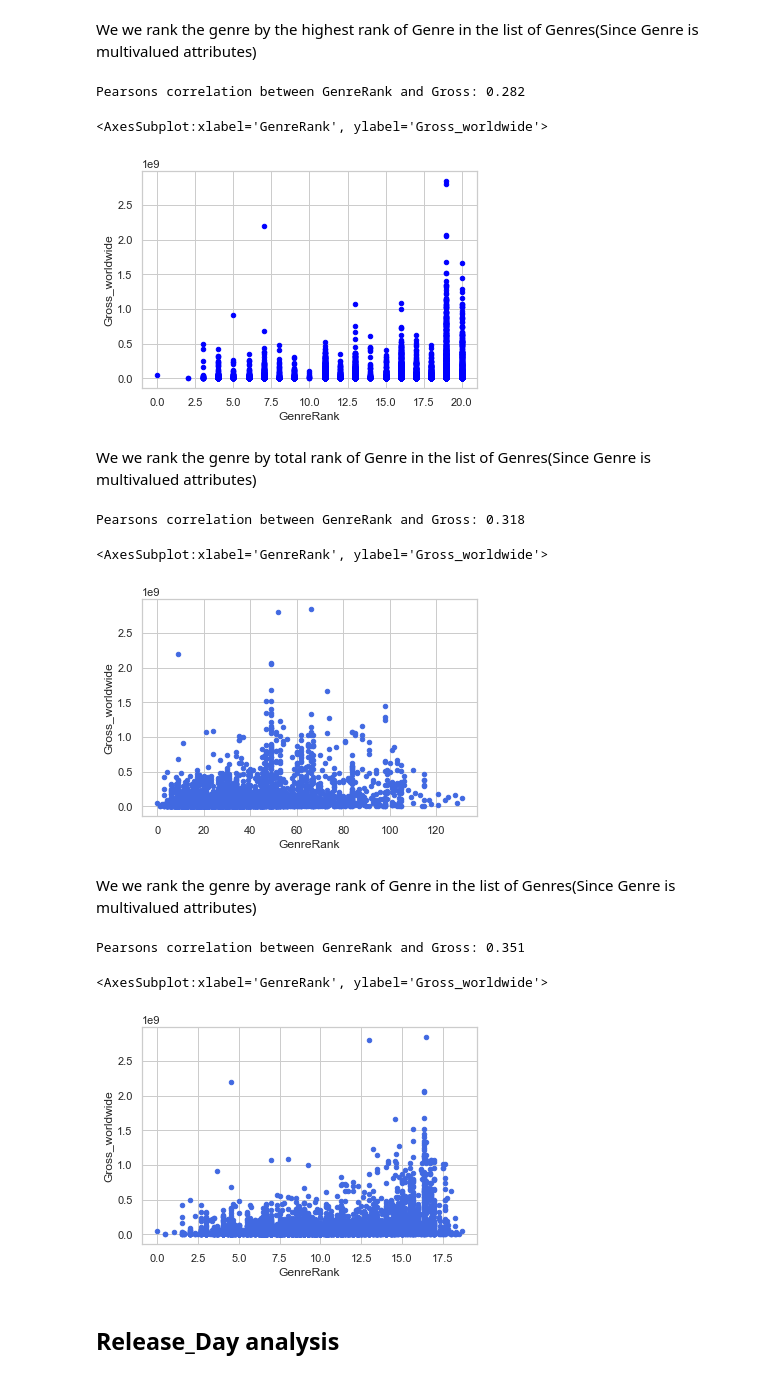
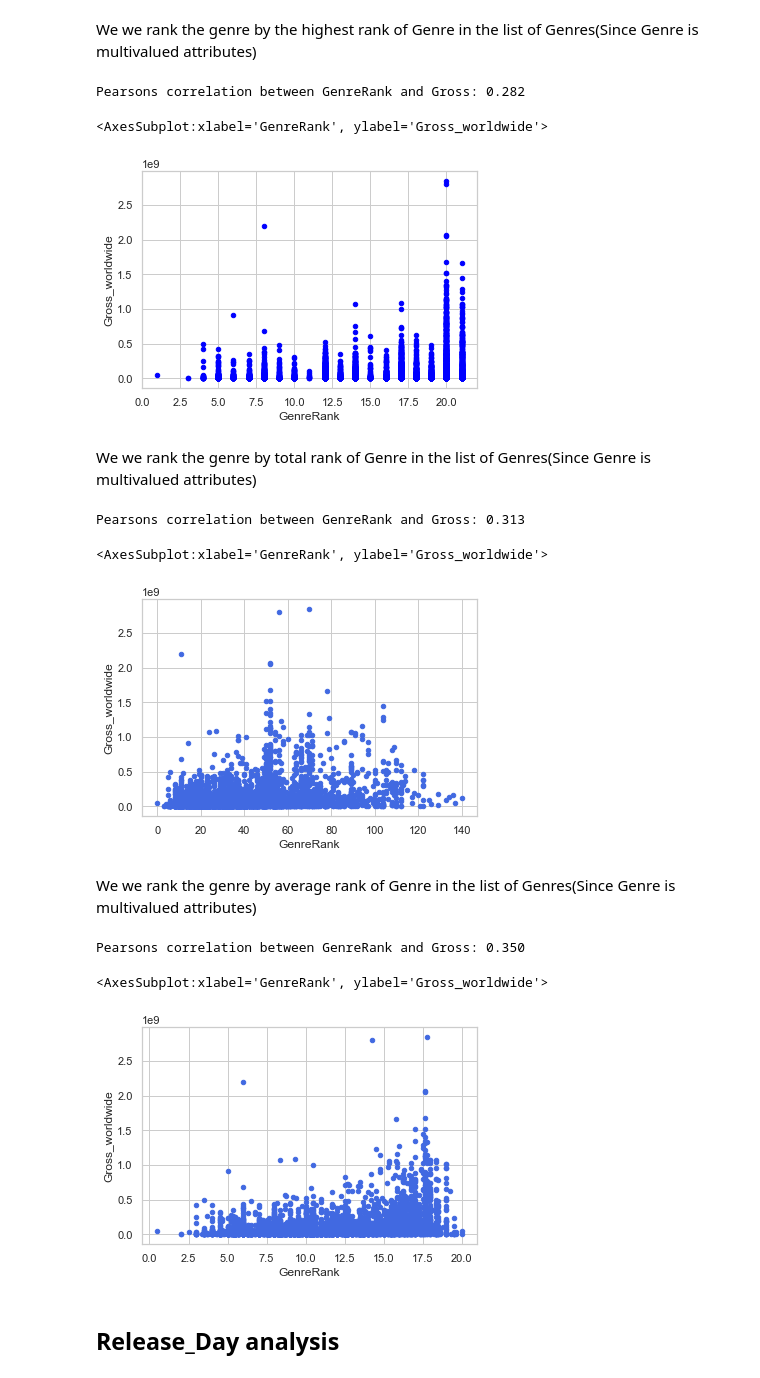
Before and after one commit to theobmgit/bor-prediction-analysis, a Jupyter notebook: notebook/FeatureEngineering.ipynb, the cells around one changed output. Saved outputs shown, nothing was run; the diff lists cells and outputs as text; code cells hidden in the pictures.

```diff
--- a/notebook/FeatureEngineering.ipynb
+++ b/notebook/FeatureEngineering.ipynb
@@ -174,6 +174,6 @@ genre.sort_values(by='Median',ascending=True,inplace=True)
 genre.reset_index(drop=True,inplace=True)
 genreRank=dict()
 for i, row in enumerate(genre['Genre']):
-    genreRank[row]=i
+    genreRank[row]=i+1
 genreRank
 # %% [output]
@@ -215,7 +215,7 @@ data2.plot.scatter(x='GenreRank',y='Gross_worldwide',color='blue')
 # %% [output]
 Pearsons correlation between GenreRank and Gross: 0.282
 <AxesSubplot:xlabel='GenreRank', ylabel='Gross_worldwide'>
-[figure, old version]
+[figure, new version]
 # %% [markdown]
 We we rank the genre by total rank of Genre in the list of Genres(Since Genre is multivalued attributes)
 # %%
@@ -234,30 +234,30 @@ corr= pearsonr(data2['GenreRank'],data2['Gross_worldwide'])[0]
 print('Pearsons correlation between GenreRank and Gross: %.3f' % corr)
 data2.plot.scatter(x='GenreRank',y='Gross_worldwide',color='royalblue')
 # %% [output]
-Pearsons correlation between GenreRank and Gross: 0.318
+Pearsons correlation between GenreRank and Gross: 0.313
 <AxesSubplot:xlabel='GenreRank', ylabel='Gross_worldwide'>
-[figure, old version]
+[figure, new version]
 # %% [markdown]
 We we rank the genre by average rank of Genre in the list of Genres(Since Genre is multivalued attributes)
 # %%
 def getRank(listGenre):
-    max=-1
+    max=0
     for genre in listGenre:
         if genre not in genreRank.keys():
             continue
         max+=genreRank[genre]
-    if max != -1:
-        return max/len(listGenre)
-    return 0
+    if max==0:
+        return random.randint(1,15)
+    return max/len(listGenre)
 data2=data.copy()
 data2['GenreRank']=data2['Genre'].apply(getRank)
 corr= pearsonr(data2['GenreRank'],data2['Gross_worldwide'])[0]
 print('Pearsons correlation between GenreRank and Gross: %.3f' % corr)
 data2.plot.scatter(x='GenreRank',y='Gross_worldwide',color='royalblue')
 # %% [output]
-Pearsons correlation between GenreRank and Gross: 0.351
+Pearsons correlation between GenreRank and Gross: 0.350
 <AxesSubplot:xlabel='GenreRank', ylabel='Gross_worldwide'>
-[figure, old version]
+[figure, new version]
 # %%
 final['GenreRank']=data2['GenreRank']
 # %% [markdown]
```
Also changed, not shown: parts of 23 cells of this notebook, 2 other files.
